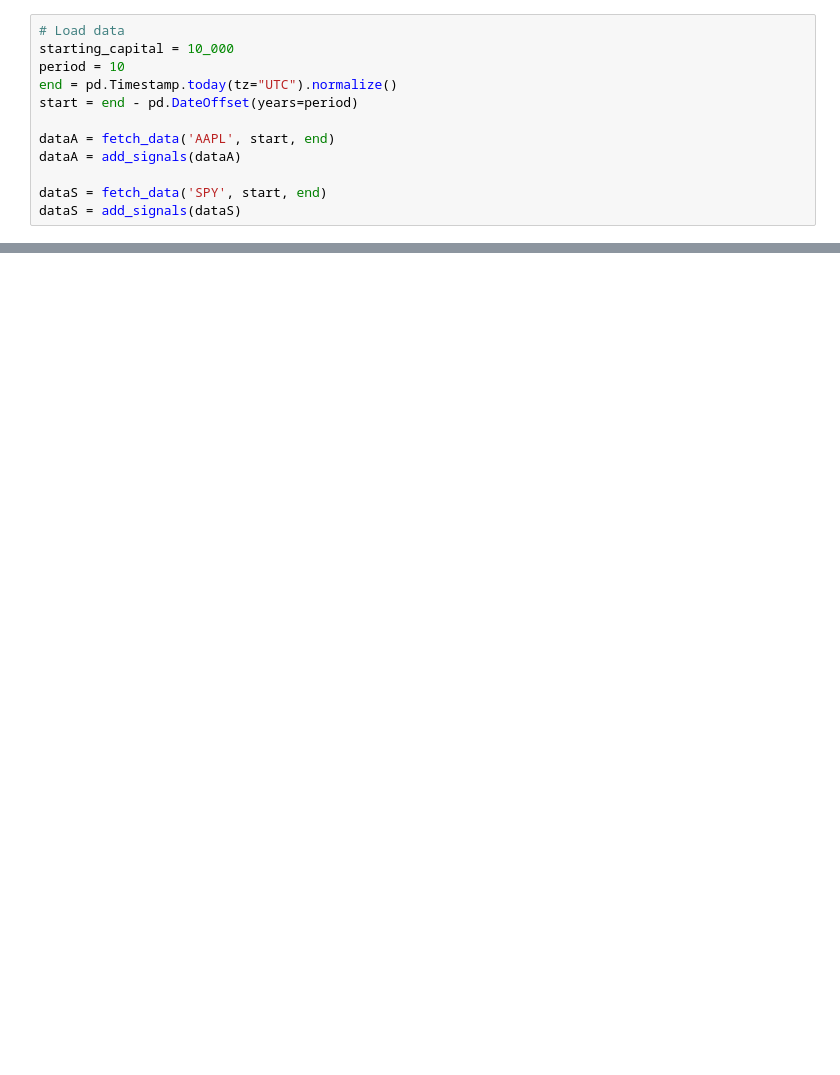
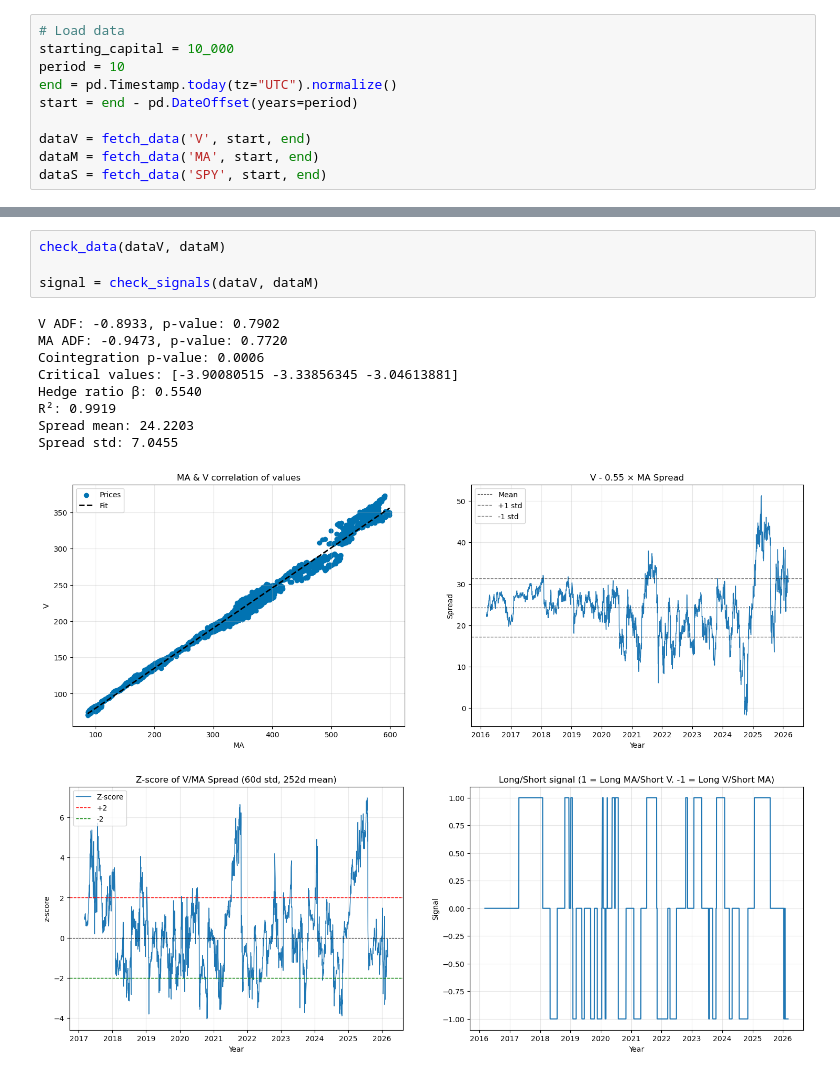
Before and after one commit to wveratudela/quant-research, a Jupyter notebook: Q2_mean_reversion/Q2_notebook.ipynb, the cells around one changed output, grey strips where cells are left out. Cells and saved outputs as stored; diff of their text form; blank space fills up the shorter version.

```diff
--- a/Q2_mean_reversion/Q2_notebook.ipynb
+++ b/Q2_mean_reversion/Q2_notebook.ipynb
@@ -145,8 +70,6 @@ period = 10
 end = pd.Timestamp.today(tz="UTC").normalize()
 start = end - pd.DateOffset(years=period)
 
-dataA = fetch_data('AAPL', start, end)
-dataA = add_signals(dataA)
-
+dataV = fetch_data('V', start, end)
+dataM = fetch_data('MA', start, end)
 dataS = fetch_data('SPY', start, end)
-dataS = add_signals(dataS)
@@ -280,0 +87,15 @@ One specific thing to document that most people skip — write a markdown cell u
+# %%
+check_data(dataV, dataM)
+
+signal = check_signals(dataV, dataM)
+# %% [output]
+V ADF: -0.8933, p-value: 0.7902
+MA ADF: -0.9473, p-value: 0.7720
+Cointegration p-value: 0.0006
+Critical values: [-3.90080515 -3.33856345 -3.04613881]
+Hedge ratio β: 0.5540
+R²: 0.9919
+Spread mean: 24.2203
+Spread std: 7.0455
+[figure, added]
+[figure, added]
```
Also changed, not shown: parts of 23 cells of this notebook, 2 other files.
